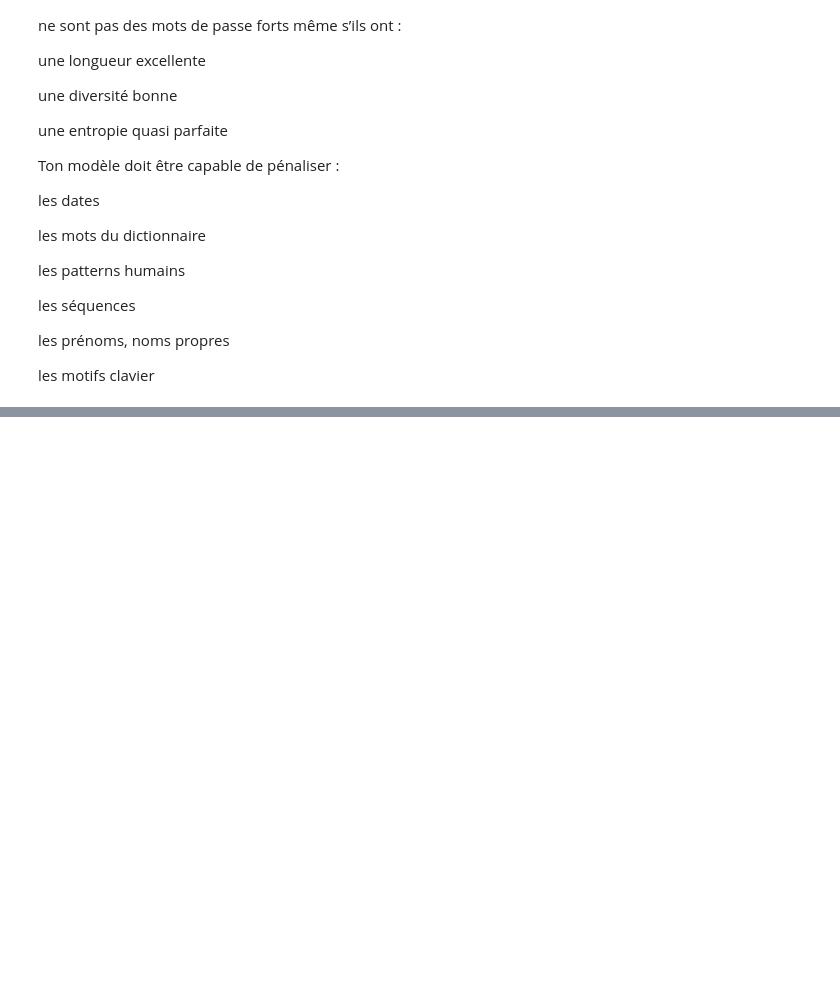
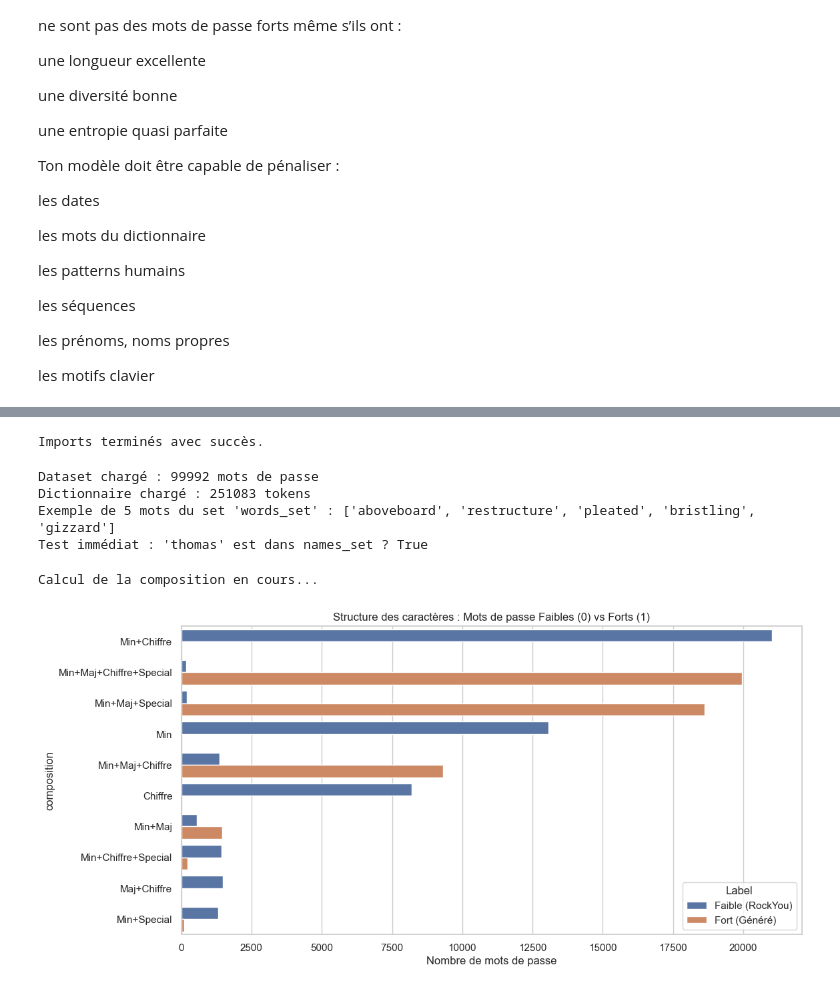
Before and after one commit to stephanCESI/ADS_Password_IA, a Jupyter notebook: datasets/plots/dataset_qual.ipynb, the cells around one changed output, grey strips where cells are left out. Saved outputs shown, nothing was run; the diff lists cells and outputs as text; code cells hidden in the pictures; blank space fills up the shorter version.

Commit message:
avancées model + stats + changements calculs diversité longueur entropie et normalisation

```diff
--- a/datasets/plots/dataset_qual.ipynb
+++ b/datasets/plots/dataset_qual.ipynb
@@ -157,0 +134,70 @@ df.head()
+# %%
+import pandas as pd
+import numpy as np
+import matplotlib.pyplot as plt
+import seaborn as sns
+import re
+from collections import Counter
+
+# Configuration du style des graphiques
+sns.set_theme(style="whitegrid")
+print("Imports terminés avec succès.")
+# %% [output]
+Imports terminés avec succès.
+# %%
+import pandas as pd
+
+# 1. Chargement des Mots de Passe
+df = pd.read_csv("../processed/passwords_processed.csv")
+
+# 2. Chargement du Dictionnaire Linguistique
+corpus = pd.read_csv("../Dictionnaries/processed/linguistic_dictionary.csv")
+
+# --- CORRECTION ICI : NETTOYAGE FORCÉ ---
+# On s'assure que tout est en string, minuscule, et SANS ESPACES invisibles
+corpus['token'] = corpus['token'].astype(str).str.lower().str.strip()
+
+# 3. Création des sets optimisés
+words_set = set(corpus[corpus['category'] == 'word']['token'])
+names_set = set(corpus[corpus['category'] == 'name']['token'])
+places_set = set(corpus[corpus['category'] == 'place']['token'])
+weak_set = set(corpus[corpus['category'] == 'weak_pwd']['token'])
+
+print(f"Dataset chargé : {len(df)} mots de passe")
+print(f"Dictionnaire chargé : {len(corpus)} tokens")
+
+# --- PETIT DIAGNOSTIC IMMÉDIAT ---
+# On regarde à quoi ressemblent vraiment les données maintenant
+print("Exemple de 5 mots du set 'words_set' :", list(words_set)[:5])
+print(f"Test immédiat : 'thomas' est dans names_set ? {'thomas' in names_set}")
+# %% [output]
+Dataset chargé : 99992 mots de passe
+Dictionnaire chargé : 251083 tokens
+Exemple de 5 mots du set 'words_set' : ['aboveboard', 'restructure', 'pleated', 'bristling', 'gizzard']
+Test immédiat : 'thomas' est dans names_set ? True
+# %%
+# Fonction pour décrire de quoi est fait le mot de passe
+def get_composition_type(pwd):
+    pwd = str(pwd)
+    types = []
+    if any(c.islower() for c in pwd): types.append('Min')
+    if any(c.isupper() for c in pwd): types.append('Maj')
+    if any(c.isdigit() for c in pwd): types.append('Chiffre')
+    if any(not c.isalnum() for c in pwd): types.append('Special')
+    return "+".join(types)
+
+print("Calcul de la composition en cours...")
+df['composition'] = df['password'].apply(get_composition_type)
+
+# Visualisation
+plt.figure(figsize=(12, 6))
+# On prend le top 10 des compositions les plus fréquentes
+top_comps = df['composition'].value_counts().head(10).index
+sns.countplot(y='composition', data=df[df['composition'].isin(top_comps)], hue='label', order=top_comps)
+plt.title("Structure des caractères : Mots de passe Faibles (0) vs Forts (1)")
+plt.xlabel("Nombre de mots de passe")
+plt.legend(title='Label', loc='lower right', labels=['Faible (RockYou)', 'Fort (Généré)'])
+plt.show()
+# %% [output]
+Calcul de la composition en cours...
+[figure, added]
```
Also changed, not shown: parts of 6 cells of this notebook, 8 other files.
